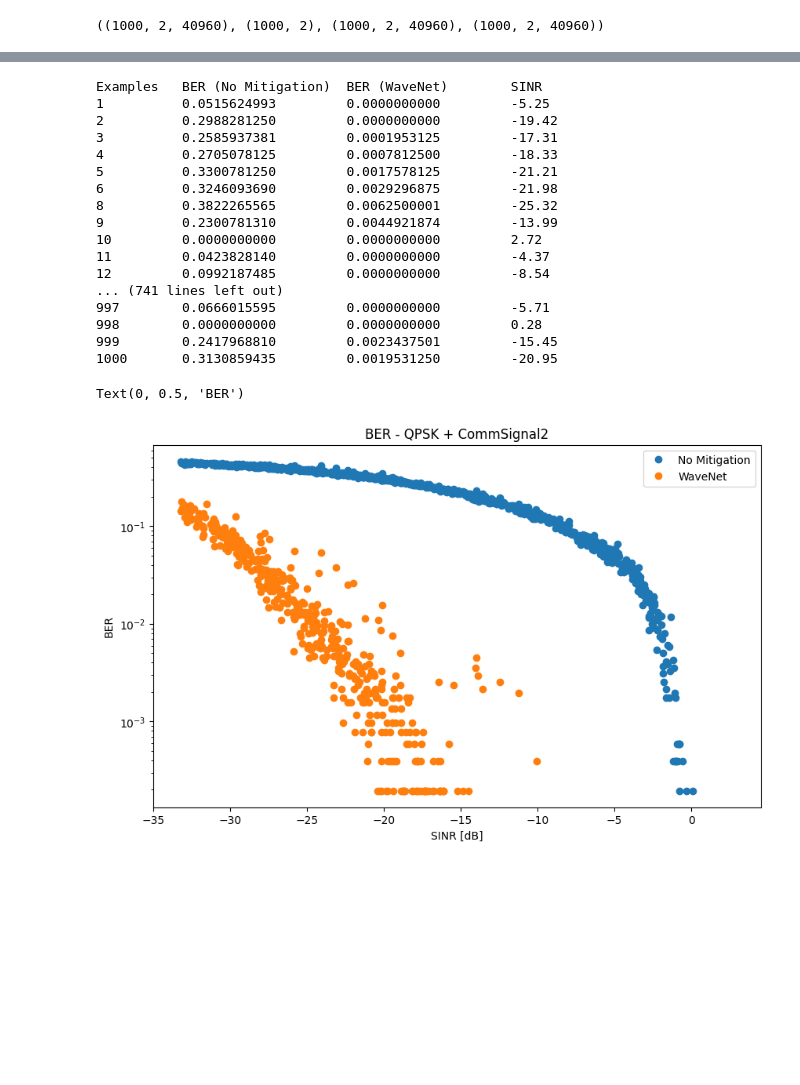
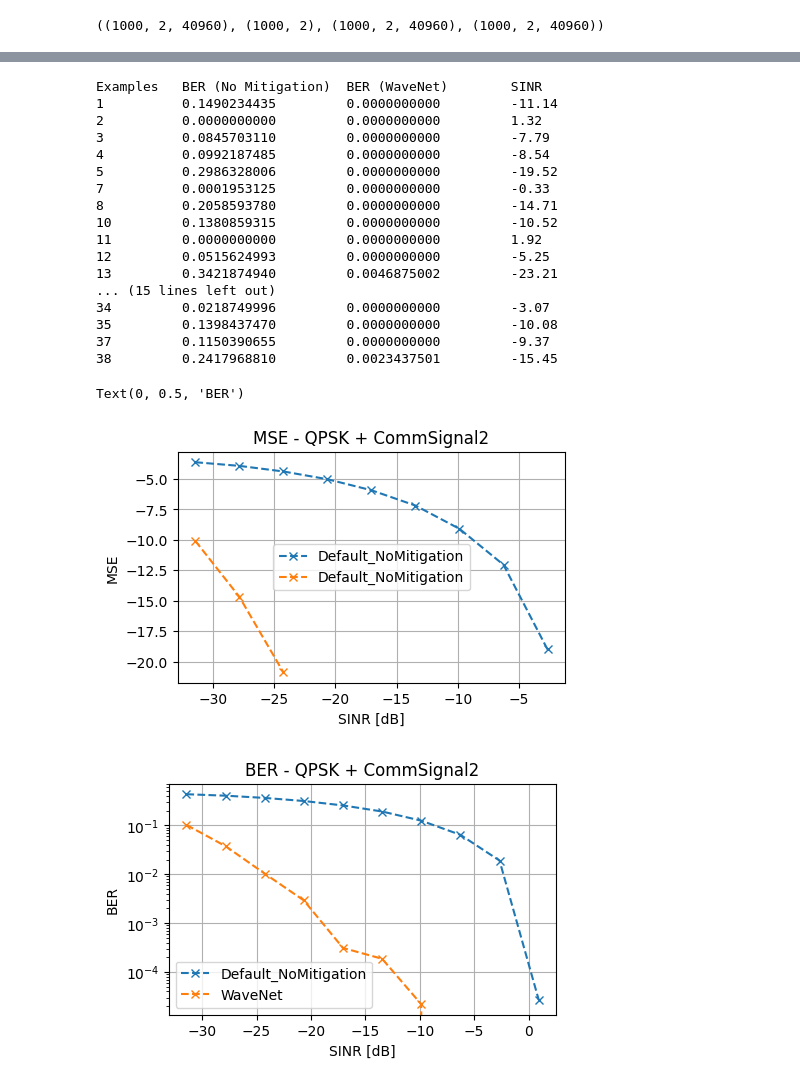
Before and after one commit to AllisonOge/icassp2024rfchallenge, a Jupyter notebook: notebook/RFC_Default_Torch_WaveNet_inference.ipynb, the cells around one changed output, grey strips where cells are left out. Drawn from its saved outputs; the diff is of its cells as text; code cells hidden in the pictures; blank space fills up the shorter version.

```diff
--- a/notebook/RFC_Default_Torch_WaveNet_inference.ipynb
+++ b/notebook/RFC_Default_Torch_WaveNet_inference.ipynb
@@ -125,41 +119,73 @@ bit_est, _ = rfcutils.qpsk_matched_filter_demod(soi_est)
+# %%
+get_db = lambda p: 10*np.log10(p)
+get_pow = lambda s: np.mean(np.abs(s)**2, axis=-1)
+get_sinr = lambda s, i: get_pow(s)/get_pow(i)
+get_sinr_db = lambda s, i: get_db(get_sinr(s,i))
+# %%
+# evaluate the mse
+mse_no_mitigation = get_db(np.mean(np.abs(bit_demod - bit_no_mitigation)**2, axis=-1))
+mse_wavenet = get_db(np.mean(np.abs(bit_demod - bit_est)**2, axis=-1))
 # %%
 # evaluate the bit error rate
-ber_all_examples_no_mitigation = np.mean(
+ber_no_mitigation = np.mean(
     bit_no_mitigation != bit_demod, axis=-1).astype(np.float32)
-ber_all_examples_wavenet = np.mean(
+ber_wavenet = np.mean(
     bit_est != bit_demod, axis=-1).astype(np.float32)
 print(f"{'Examples':<10} {'BER (No Mitigation)':<20} {'BER (WaveNet)':<20} {'SINR':<10}")
-for i, (ber1, ber2) in enumerate(zip(ber_all_examples_no_mitigation, ber_all_examples_wavenet)):
+count = 0
+for i, (ber1, ber2) in enumerate(zip(ber_no_mitigation, ber_wavenet)):
     if ber1 <= 1e-2 or ber2 <= 1e-2:  # only print if the BER is significant
         print(f"{i + 1:<10} {ber1:<20.10f} {ber2:<20.10f} {sinr_all[i][1]:<10.2f}")
+        count += 1
+        if count == 30:
+            break
 # %% [output]
 Examples   BER (No Mitigation)  BER (WaveNet)        SINR
-1          0.0515624993         0.0000000000         -5.25
-2          0.2988281250         0.0000000000         -19.42
-3          0.2585937381         0.0001953125         -17.31
-4          0.2705078125         0.0007812500         -18.33
-5          0.3300781250         0.0017578125         -21.21
-6          0.3246093690         0.0029296875         -21.98
-8          0.3822265565         0.0062500001         -25.32
-9          0.2300781310         0.0044921874         -13.99
-10         0.0000000000         0.0000000000         2.72
-11         0.0423828140         0.0000000000         -4.37
-12         0.0992187485         0.0000000000         -8.54
-... (741 lines left out)
-997        0.0666015595         0.0000000000         -5.71
-998        0.0000000000         0.0000000000         0.28
-999        0.2417968810         0.0023437501         -15.45
-1000       0.3130859435         0.0019531250         -20.95
+1          0.1490234435         0.0000000000         -11.14
+2          0.0000000000         0.0000000000         1.32
+3          0.0845703110         0.0000000000         -7.79
+4          0.0992187485         0.0000000000         -8.54
+5          0.2986328006         0.0000000000         -19.52
+7          0.0001953125         0.0000000000         -0.33
+8          0.2058593780         0.0000000000         -14.71
+10         0.1380859315         0.0000000000         -10.52
+11         0.0000000000         0.0000000000         1.92
+12         0.0515624993         0.0000000000         -5.25
+13         0.3421874940         0.0046875002         -23.21
+... (15 lines left out)
+34         0.0218749996         0.0000000000         -3.07
+35         0.1398437470         0.0000000000         -10.08
+37         0.1150390655         0.0000000000         -9.37
+38         0.2417968810         0.0023437501         -15.45
+# %%
+def get_smoothed(sinr, ber, npoints=50):
+    bins = np.linspace(sinr.min(), sinr.max(), npoints)
+    bin_means, bin_edges, _ = binned_statistic(sinr, ber, statistic='mean', bins=bins)
+
+    # To plot the line at the center of the bins, calculate the bin centers
+    bin_centers = (bin_edges[:-1] + bin_edges[1:]) / 2
+
+    return bin_centers, bin_means
 # %%
-import  matplotlib.pyplot as plt
+plt.figure(figsize=(5, 3))
+plt.plot(*get_smoothed(sinr_all[:, 1], mse_no_mitigation, 11), "x--", label="Default_NoMitigation")
+plt.plot(*get_smoothed(sinr_all[:, 1], mse_wavenet, 11), "x--", label="Default_NoMitigation")
+plt.grid()
+plt.legend()
+plt.title(f"MSE - {soi_type} + {interference_type}")
+plt.xlabel("SINR [dB]")
+plt.ylabel("MSE")
 
-plt.figure(figsize=(10, 6))
-plt.semilogy(sinr_all[:, 1], ber_all_examples_no_mitigation, 'o', label="No Mitigation")
-plt.semilogy(sinr_all[:, 1], ber_all_examples_wavenet, 'o', label="WaveNet")
+plt.figure(figsize=(5, 3))
+plt.semilogy(*get_smoothed(sinr_all[:, 1], ber_no_mitigation, 11), "x--", label="Default_NoMitigation")
+plt.semilogy(*get_smoothed(sinr_all[:, 1], ber_wavenet, 11), "x--", label="WaveNet")
+
+plt.grid()
 plt.legend()
 plt.title(f"BER - {soi_type} + {interference_type}")
 plt.xlabel("SINR [dB]")
 plt.ylabel("BER")
 # %% [output]
 Text(0, 0.5, 'BER')
-[figure, old version]
+[figure, new version]
+[figure, added]
```
Also changed, not shown: parts of 4 cells of this notebook.
